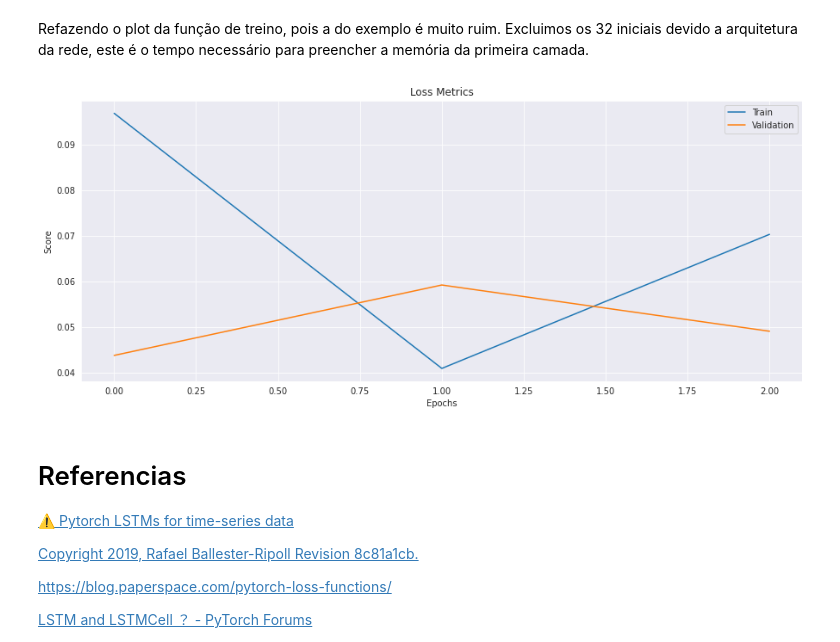
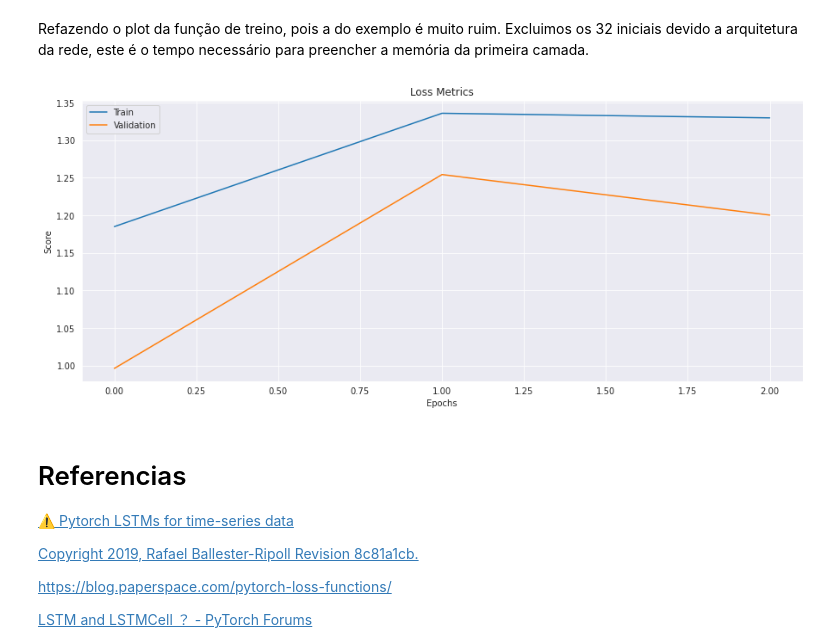
Before and after one commit to barauna-lo/Colored_Noise, a Jupyter notebook: CervejaGratis.ipynb, the cells around one changed output. Drawn from its saved outputs; the diff is of its cells as text; code cells hidden in the pictures.

```diff
--- a/CervejaGratis.ipynb
+++ b/CervejaGratis.ipynb
@@ -1841,14 +1896,14 @@ See the caveats in the documentation: https://pandas.pydata.org/pandas-docs/stab
 # %% [markdown]
 Refazendo o plot da função de treino, pois a do exemplo é muito ruim. Excluimos os 32 iniciais devido a arquitetura da rede, este é o tempo necessário para preencher a memória da primeira camada.
 # %%
-# df = pd.read_pickle('MLP_ncut3_GNI.plk')
-# #df
-# train = df.loss_train
-# valid = df.loss_valid
+df = pd.read_pickle('MLP_ncut3_GNI.plk')
+#df
+train = df.loss_train
+valid = df.loss_valid
 
-# plot_loss(train,valid,title='Loss Metrics')
+plot_loss(train,valid,title='Loss Metrics')
 # %% [output]
-[figure, old version]
+[figure, new version]
 # %% [markdown]
 # Referencias
 
```
Also changed, not shown: parts of 10 cells of this notebook.
